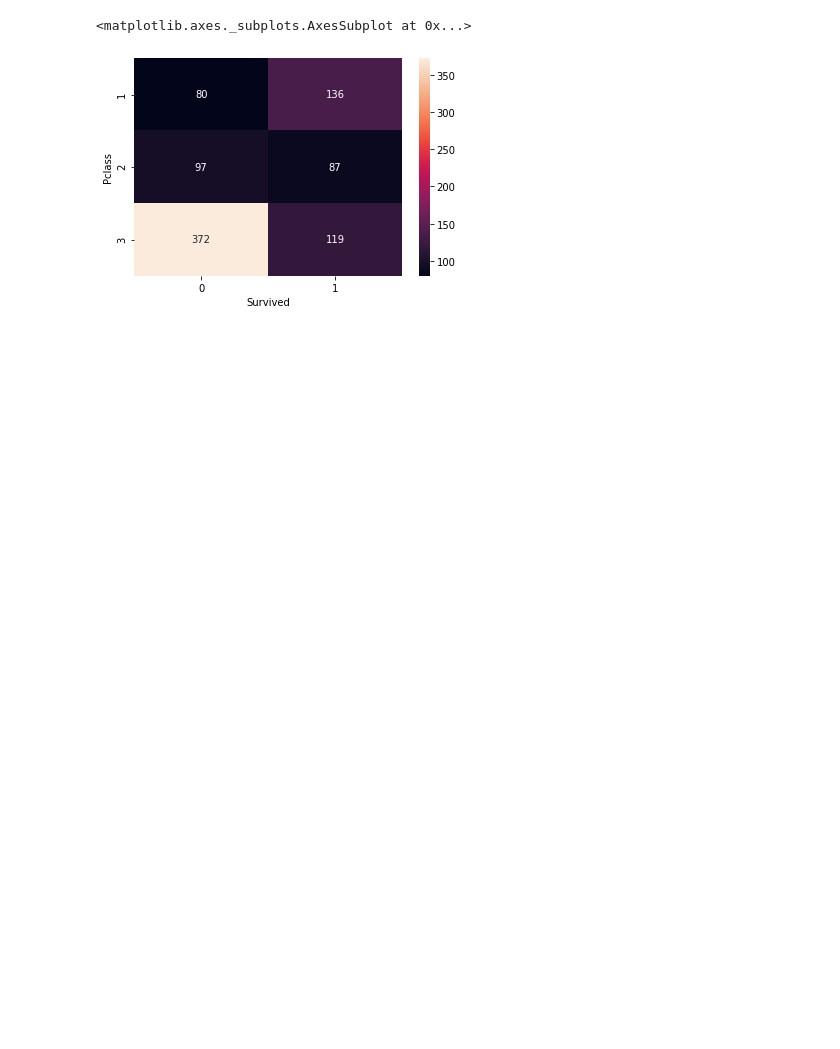
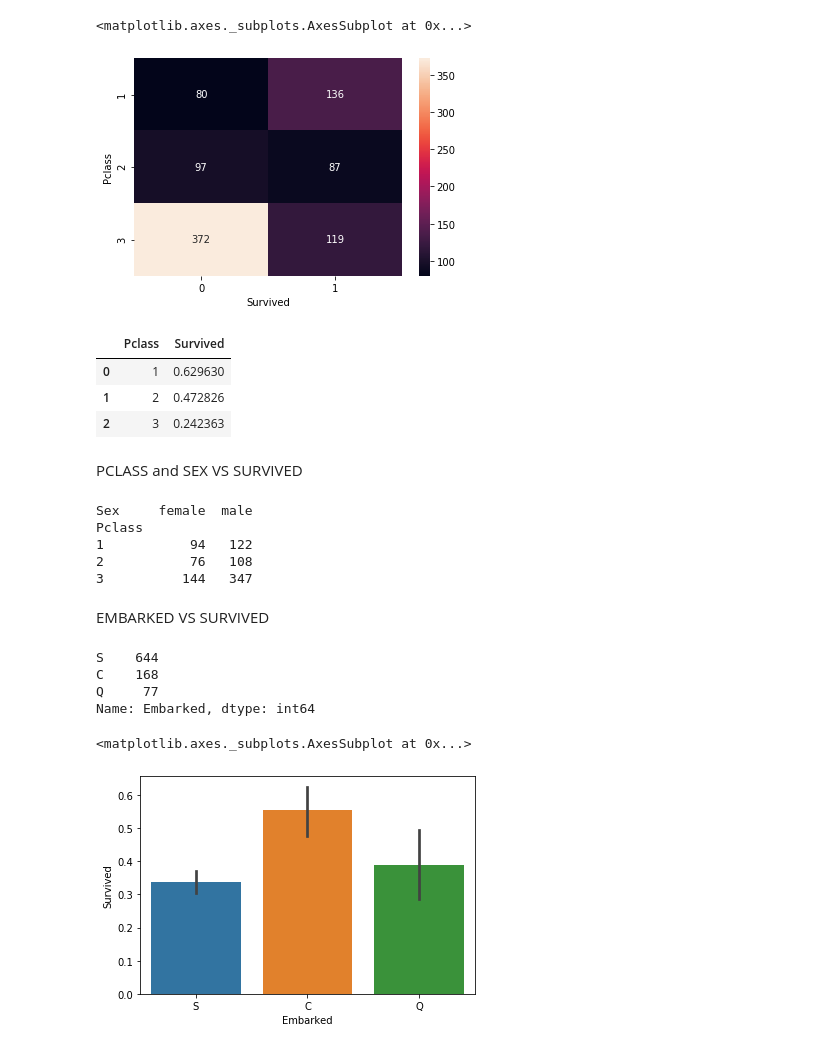
Before and after one commit to siddharthc30/Titanic_Survival_predictor, a Jupyter notebook: titanic_prediction.ipynb, the cells around one changed output. Drawn from its saved outputs; the diff is of its cells as text; code cells hidden in the pictures; blank space fills up the shorter version.

```diff
--- a/titanic_prediction.ipynb
+++ b/titanic_prediction.ipynb
@@ -87,3 +107,36 @@ sns.heatmap(pclass_survived, annot = True, fmt ="d")
 # %% [output]
 <matplotlib.axes._subplots.AxesSubplot at 0x...>
 [figure]
+# %%
+pclass_survived_average = data[['Pclass', 'Survived']].groupby(['Pclass'], as_index=False).mean()
+pclass_survived_average
+# %% [output]
+|  | Pclass | Survived |
+| 0 | 1 | 0.629630 |
+| 1 | 2 | 0.472826 |
+| 2 | 3 | 0.242363 |
+# %% [markdown]
+PCLASS and SEX VS SURVIVED
+# %%
+classify = pd.crosstab(data['Pclass'], data['Sex'])
+print (classify)
+# %% [output]
+Sex     female  male
+Pclass
+1           94   122
+2           76   108
+3          144   347
+# %% [markdown]
+EMBARKED VS SURVIVED
+# %%
+data.Embarked.value_counts()
+# %% [output]
+S    644
+C    168
+Q     77
+Name: Embarked, dtype: int64
+# %%
+sns.barplot(x='Embarked', y='Survived', data=data)
+# %% [output]
+<matplotlib.axes._subplots.AxesSubplot at 0x...>
+[figure, added]
```
Also changed, not shown: parts of 26 cells of this notebook.
